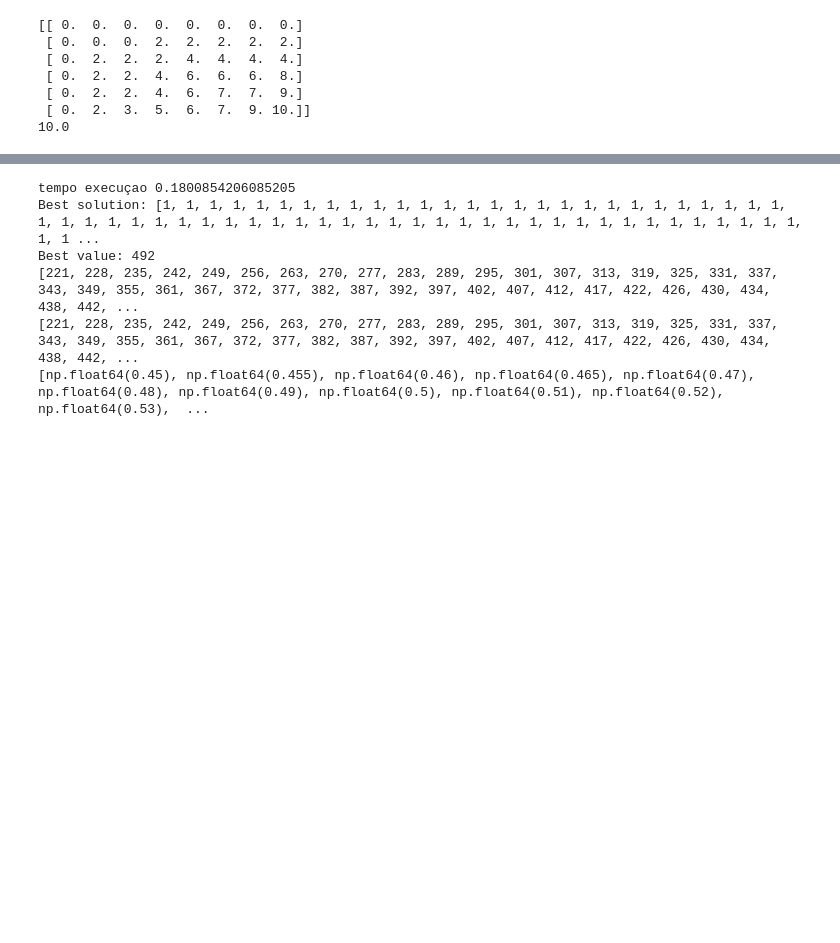
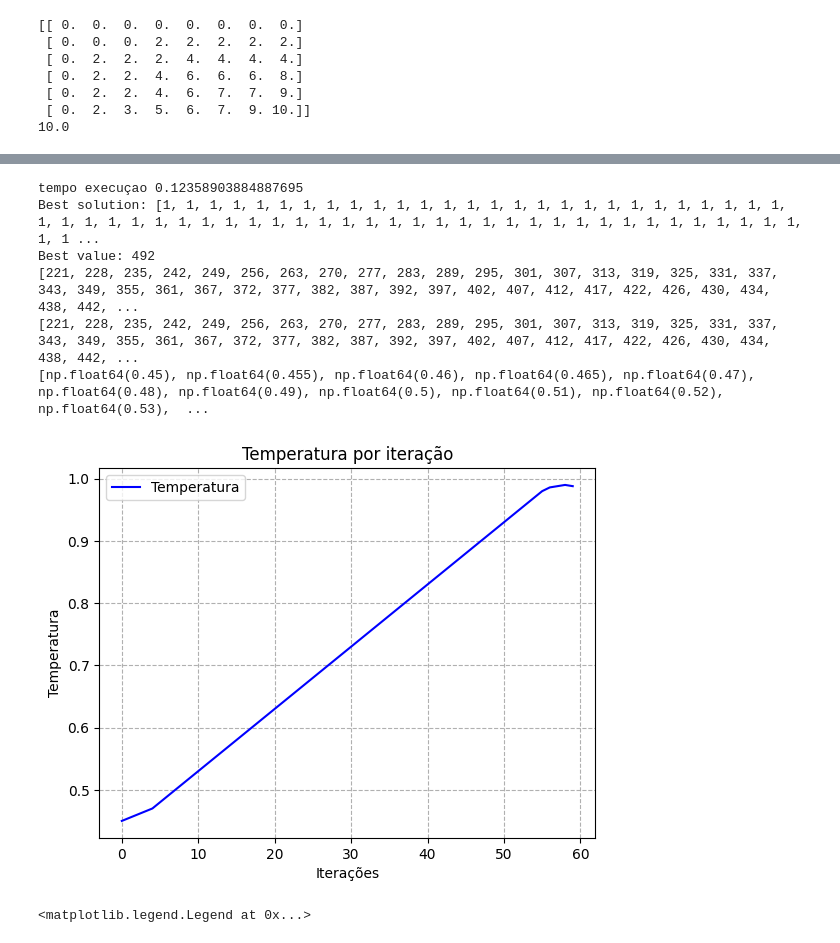
Before and after one commit to RICADINHO/TrabalhoOC, a Jupyter notebook: trabalho.ipynb, the cells around one changed output, grey strips where cells are left out. Saved outputs shown, nothing was run; the diff lists cells and outputs as text; code cells hidden in the pictures; blank space fills up the shorter version.

```diff
--- a/trabalho.ipynb
+++ b/trabalho.ipynb
@@ -196,7 +205,7 @@ valor_items = [random.randint(2,7) for x in range(0,100)]
 pesos_items = [random.randint(1,6) for x in range(0,100)]
 num_items = len(valor_items)
 tamanho = 5
-iteracoes = 100
+iteracoes = 60
 
 lista_atual = []
 lista_melhor = []
@@ -216,21 +225,24 @@ def calc_valor(solucao):
     for i in range(num_items):
         valor += solucao[i] * valor_items[i]
         peso += solucao[i] * pesos_items[i]
-    avaliacao = valor * (1 - max(0, peso-capacidade_mochila))
+    avaliacao = valor * (1 - max(0, peso-capacidade_mochila)) # funcao pra maximizar
 
     return avaliacao
 
 # fazer os vizinhos
 def vizinhos(solucao):
     vizinho_lista = []
+    # faz um vizinho diferente para cada posicao da lista da solucao
     for i in range(num_items):
         vizinho = solucao[:]
-        vizinho[i] = 1 - vizinho[i]  # Flip the bit
+        vizinho[i] = 1 - vizinho[i]  # troca o valor de apenas 1 elemento do vizinho
         vizinho_lista.append(vizinho)
     return vizinho_lista
 
 
 def tabu(num_items,iteracoes, tabu_tam):
+
+    # comeca com uma solucao random
     solucao_atual = [random.choice([0, 1]) for _ in range(num_items)]
     valor_atual = calc_valor(solucao_atual)
 
@@ -246,52 +258,73 @@ def tabu(num_items,iteracoes, tabu_tam):
         candidate_solutions = [[]]
         for vizinho in vizinhos_todos:
             vizinho_valor = calc_valor(vizinho)
-            if vizinho not in tabu_lista:  # Only consider valid solutions
+            if vizinho not in tabu_lista:
                 candidate_solutions.append([vizinho, vizinho_valor])
 
         candidate_solutions.pop(0)
 
-        # ver o melhor vizinho
+        # ver o melhor vizinho de todos eles
         melhor_candidato = candidate_solutions[0]
         for i in candidate_solutions:
             if i[1] > melhor_candidato[1]:
                 melhor_candidato = i
 
-        # dar update
+        # dar update dependendo do melhor vizinho
         solucao_atual = melhor_candidato[0]
         valor_atual = melhor_candidato[1]
 
-        # update a melhor de todos
+        lista_atual.append(valor_atual)
+
+        # update ao melhor de todos
         if valor_atual > valor_melhor:
             solucao_melhor = solucao_atual[:]
             valor_melhor = valor_atual
 
         # update a lista tabu
         tabu_lista.append(solucao_atual)
         if len(tabu_lista) > tabu_tam:
             tabu_lista.pop(0)
 
         lista_melhor.append(valor_melhor)
-        lista_atual.append(valor_atual)
         lista_tabu.append(np.mean(np.array([i for i in tabu_lista])))
 
     return solucao_melhor, valor_melhor
 
 
 inicio = time.time()
 solucao, valor = tabu(num_items,iteracoes,tamanho)
 fim = time.time()
 
 print("tempo execuçao "+str(fim - inicio))
 print("Best solution:", solucao)
 print("Best value:", valor)
 print(lista_atual)
 print(lista_melhor)
 print(lista_tabu)
+
+
+plt.plot(list(range(0,iteracoes)), lista_tabu, color='blue', label='Temperatura')
+plt.title('Temperatura por iteração')
+plt.xlabel('Iterações')
+plt.ylabel('Temperatura')
+plt.grid(True, linestyle='--')
+plt.legend()
+
+plt.show()
+
+plt.plot(list(range(0,iteracoes)), lista_melhor, 'o', label='Melhor solução')
+plt.plot(list(range(0,iteracoes)), lista_atual, '-', label='Solução do vizinho')
+plt.title('Melhor Solução vs solução de cada vizinho')
+plt.xlabel('Iterações')
+plt.ylabel('Valor da função objetivo')
+plt.grid(True, linestyle='--')
+plt.legend()
 # %% [output]
-tempo execuçao 0.1800854206085205
+tempo execuçao 0.12358903884887695
 Best solution: [1, 1, 1, 1, 1, 1, 1, 1, 1, 1, 1, 1, 1, 1, 1, 1, 1, 1, 1, 1, 1, 1, 1, 1, 1, 1, 1, 1, 1, 1, 1, 1, 1, 1, 1, 1, 1, 1, 1, 1, 1, 1, 1, 1, 1, 1, 1, 1, 1, 1, 1, 1, 1, 1, 1, 1, 1, 1, 1, 1, 1, 1 ...
 Best value: 492
 [221, 228, 235, 242, 249, 256, 263, 270, 277, 283, 289, 295, 301, 307, 313, 319, 325, 331, 337, 343, 349, 355, 361, 367, 372, 377, 382, 387, 392, 397, 402, 407, 412, 417, 422, 426, 430, 434, 438, 442, ...
 [221, 228, 235, 242, 249, 256, 263, 270, 277, 283, 289, 295, 301, 307, 313, 319, 325, 331, 337, 343, 349, 355, 361, 367, 372, 377, 382, 387, 392, 397, 402, 407, 412, 417, 422, 426, 430, 434, 438, 442, ...
 [np.float64(0.45), np.float64(0.455), np.float64(0.46), np.float64(0.465), np.float64(0.47), np.float64(0.48), np.float64(0.49), np.float64(0.5), np.float64(0.51), np.float64(0.52), np.float64(0.53),  ...
+[figure, added]
+<matplotlib.legend.Legend at 0x...>
```
Also changed, not shown: parts of 3 cells of this notebook.
